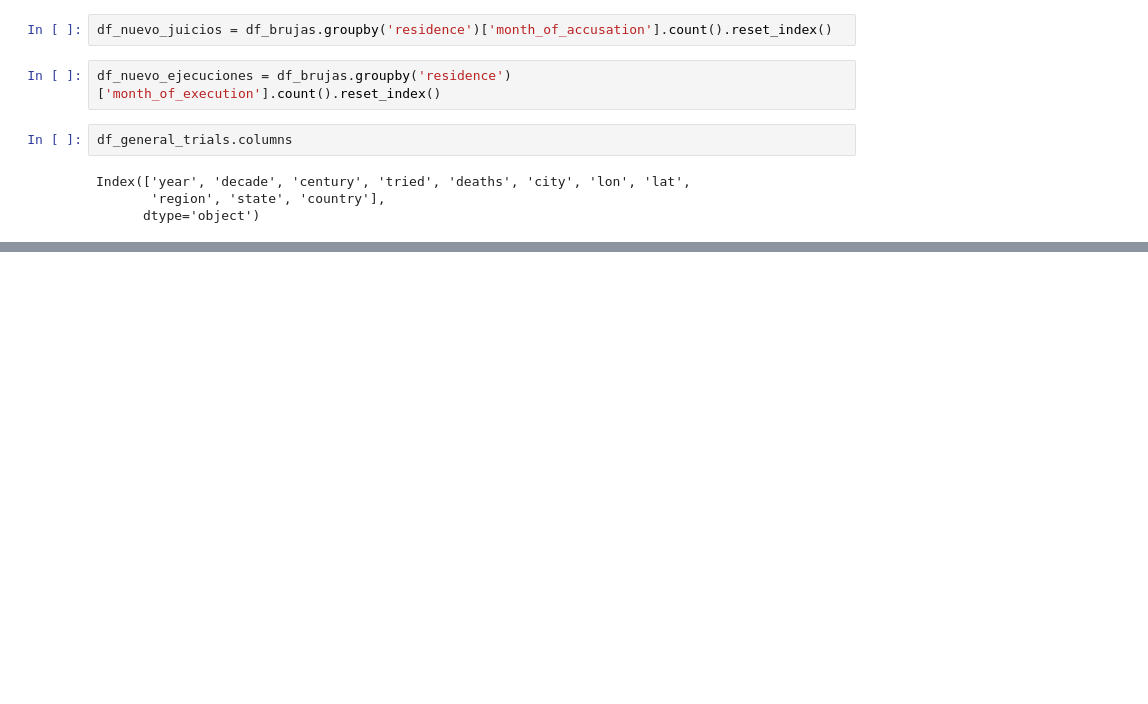
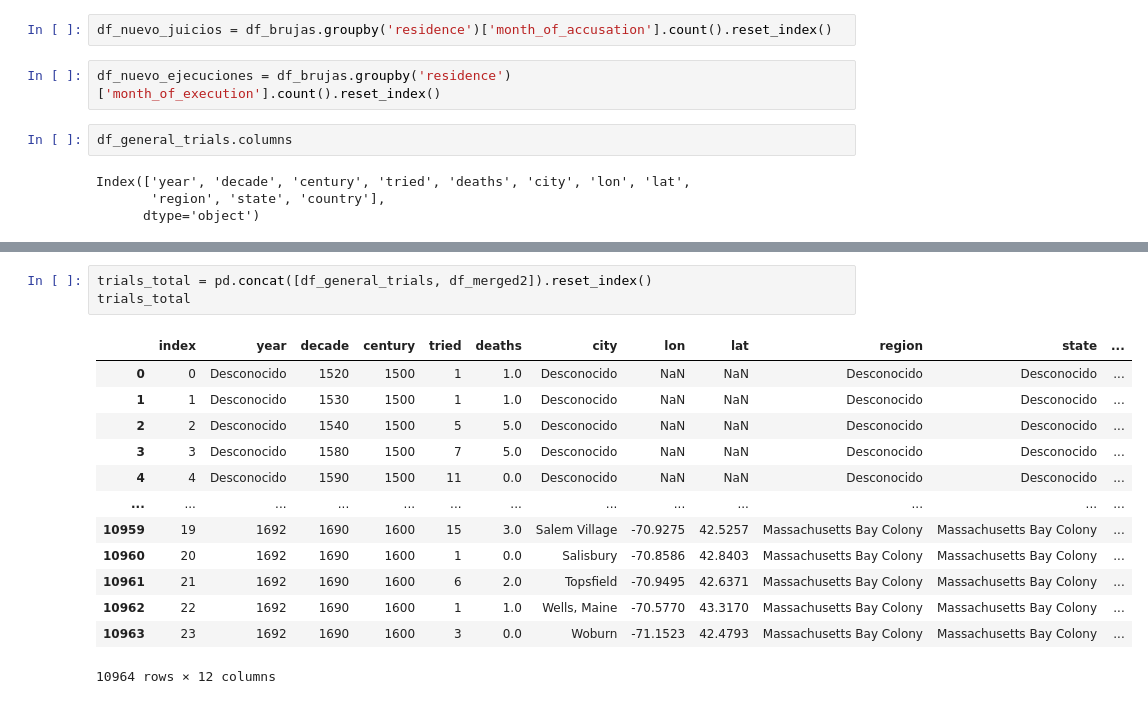
Before and after one commit to lmoraromero/promoG-modulo4-sprint1-pairprogramming-SAIRA-LAURAM, a Jupyter notebook: analisis_saira.ipynb, the cells around one changed output, grey strips where cells are left out. Saved outputs shown, nothing was run; the diff lists cells and outputs as text; blank space fills up the shorter version.

Commit message:
unificacion trials

```diff
--- a/analisis_saira.ipynb
+++ b/analisis_saira.ipynb
@@ -224,0 +283,17 @@ df_nuevo_juicios
+# %%
+trials_total = pd.concat([df_general_trials, df_merged2]).reset_index()
+trials_total
+# %% [output]
+|  | index | year | decade | century | tried | deaths | city | lon | lat | region | state | ... |
+| 0 | 0 | Desconocido | 1520 | 1500 | 1 | 1.0 | Desconocido | NaN | NaN | Desconocido | Desconocido | ... |
+| 1 | 1 | Desconocido | 1530 | 1500 | 1 | 1.0 | Desconocido | NaN | NaN | Desconocido | Desconocido | ... |
+| 2 | 2 | Desconocido | 1540 | 1500 | 5 | 5.0 | Desconocido | NaN | NaN | Desconocido | Desconocido | ... |
+| 3 | 3 | Desconocido | 1580 | 1500 | 7 | 5.0 | Desconocido | NaN | NaN | Desconocido | Desconocido | ... |
+| 4 | 4 | Desconocido | 1590 | 1500 | 11 | 0.0 | Desconocido | NaN | NaN | Desconocido | Desconocido | ... |
+| ... | ... | ... | ... | ... | ... | ... | ... | ... | ... | ... | ... | ... |
+| 10959 | 19 | 1692 | 1690 | 1600 | 15 | 3.0 | Salem Village | -70.9275 | 42.5257 | Massachusetts Bay Colony | Massachusetts Bay Colony | ... |
+| 10960 | 20 | 1692 | 1690 | 1600 | 1 | 0.0 | Salisbury | -70.8586 | 42.8403 | Massachusetts Bay Colony | Massachusetts Bay Colony | ... |
+| 10961 | 21 | 1692 | 1690 | 1600 | 6 | 2.0 | Topsfield | -70.9495 | 42.6371 | Massachusetts Bay Colony | Massachusetts Bay Colony | ... |
+| 10962 | 22 | 1692 | 1690 | 1600 | 1 | 1.0 | Wells, Maine | -70.5770 | 43.3170 | Massachusetts Bay Colony | Massachusetts Bay Colony | ... |
+| 10963 | 23 | 1692 | 1690 | 1600 | 3 | 0.0 | Woburn | -71.1523 | 42.4793 | Massachusetts Bay Colony | Massachusetts Bay Colony | ... |
+10964 rows × 12 columns
```
Also changed, not shown: parts of 8 cells of this notebook, 2 other files.
